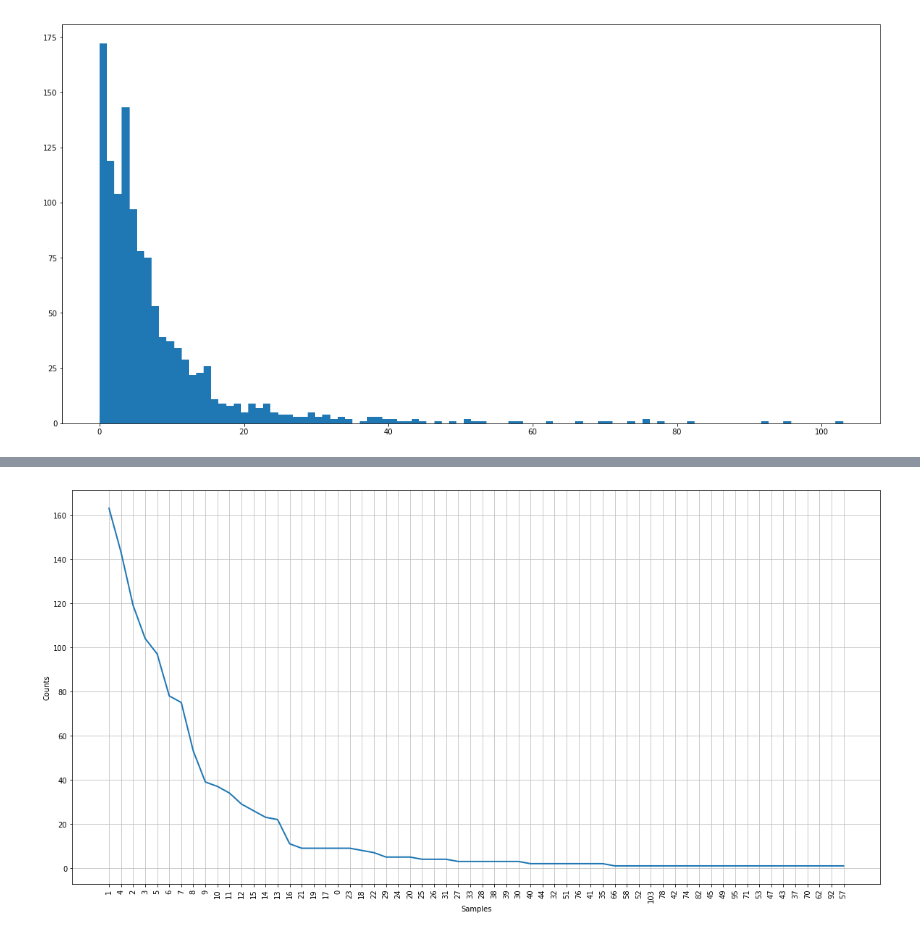
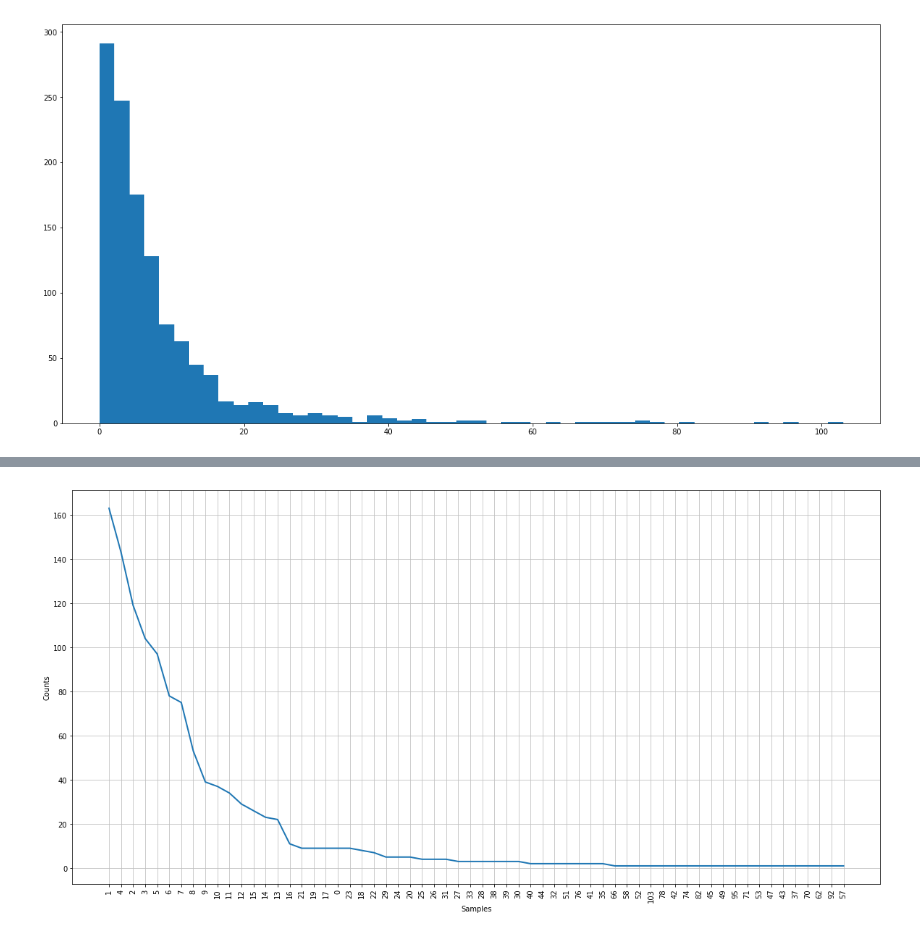
Before and after one commit to lukasz-f/data-camp, a Jupyter notebook: nlp/nltk.ipynb, the cells around one changed output, grey strips where cells are left out. Cells and saved outputs as stored; diff of their text form; code cells hidden in the pictures.

```diff
--- a/nlp/nltk.ipynb
+++ b/nlp/nltk.ipynb
@@ -217,7 +239,7 @@ tokenized_words
 # %%
 # Plot a histogram of the line lengths
 plt.figure(figsize=(20,10))
-plt.hist(line_num_words, bins=100)
+plt.hist(line_num_words, bins=50)
 plt.show()
 # %% [output]
-[figure, old version]
+[figure, new version]
```
Also changed, not shown: parts of 2 cells of this notebook, 2 other files.
